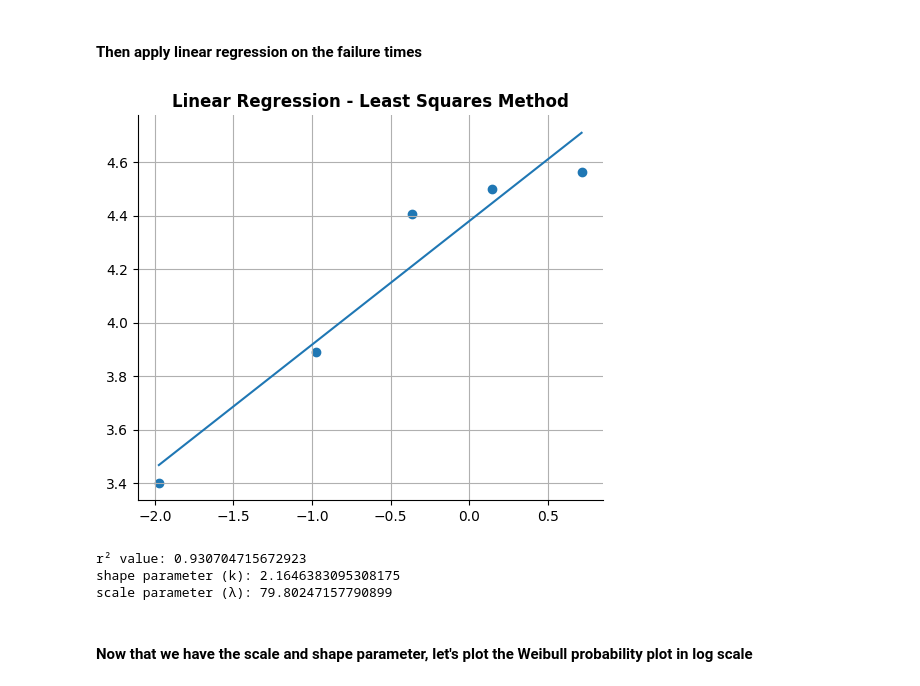
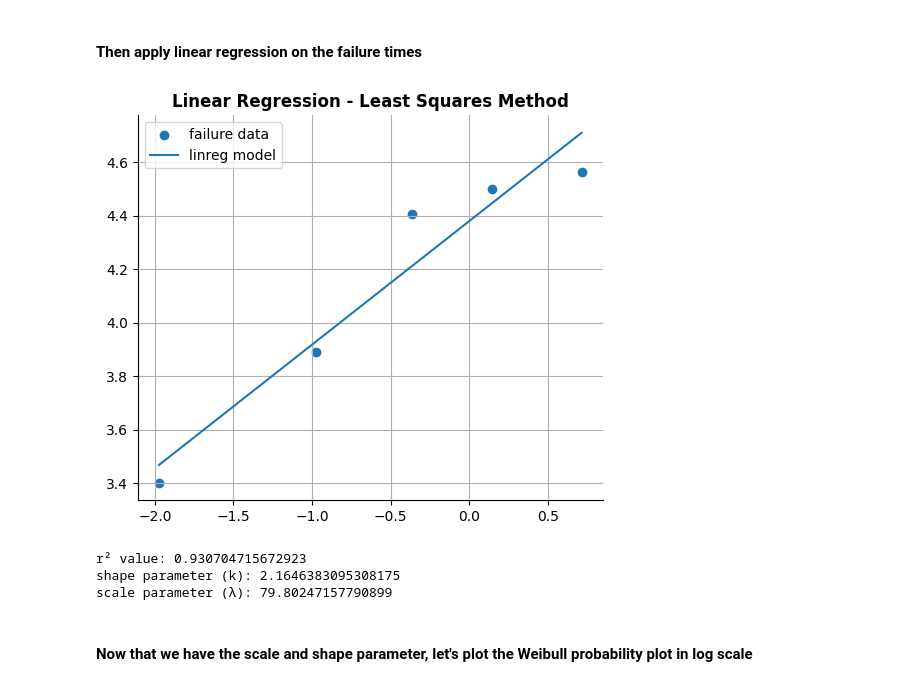
Before and after one commit to pybokeh/forecasting, a Jupyter notebook: notebooks/Weibull_Analysis.ipynb, the cells around one changed output. Saved outputs shown, nothing was run; the diff lists cells and outputs as text; code cells hidden in the pictures.

```diff
--- a/notebooks/Weibull_Analysis.ipynb
+++ b/notebooks/Weibull_Analysis.ipynb
@@ -356,33 +361,34 @@ x and y coordinates of the Weibull probability plot (should match the values in
 # %%
 import scipy.stats as stats # scipy is a statistical package for Python
 import math
 
 # Use Scipy's stats package to perform least-squares fit
 slope, intercept, r_value, p_value, std_err = stats.linregress(x,y)
 line = slope*x+intercept
 
 fig, ax = plt.subplots(figsize=(6,5))
 ax.spines[['right', 'top']].set_visible(False)
 
-plt.scatter(x,y)
-plt.plot(x,line)
+plt.scatter(x, y, label='failure data')
+plt.plot(x, line, label='linreg model')
 plt.title("Linear Regression - Least Squares Method", weight='bold')
+plt.legend(loc='upper left')
 plt.grid()
 plt.show()
 
 # Since we plot failure times on the y-axis, the actual slope is inverted
 shape = 1/slope
 # Since we plot failure times on the y-axis, we want the x-intercept, not the y-intercept
 # x-intercept is equal to the negative y-intercept divided by the slope/shape parameter
 # Basically you are solving for x: 0 = mx + b, equation of the line where y = 0
 x_intercept = - intercept / shape
 
 print("r\u00b2 value:", r_value**2)
 print("shape parameter (k):", shape)
 scale = math.exp(-x_intercept/slope)
 print("scale parameter (\u03BB):", scale)
 # %% [output]
-[figure, old version]
+[figure, new version]
 r² value: 0.930704715672923
 shape parameter (k): 2.1646383095308175
 scale parameter (λ): 79.80247157790899
```
Also changed, not shown: parts of 8 cells of this notebook.
